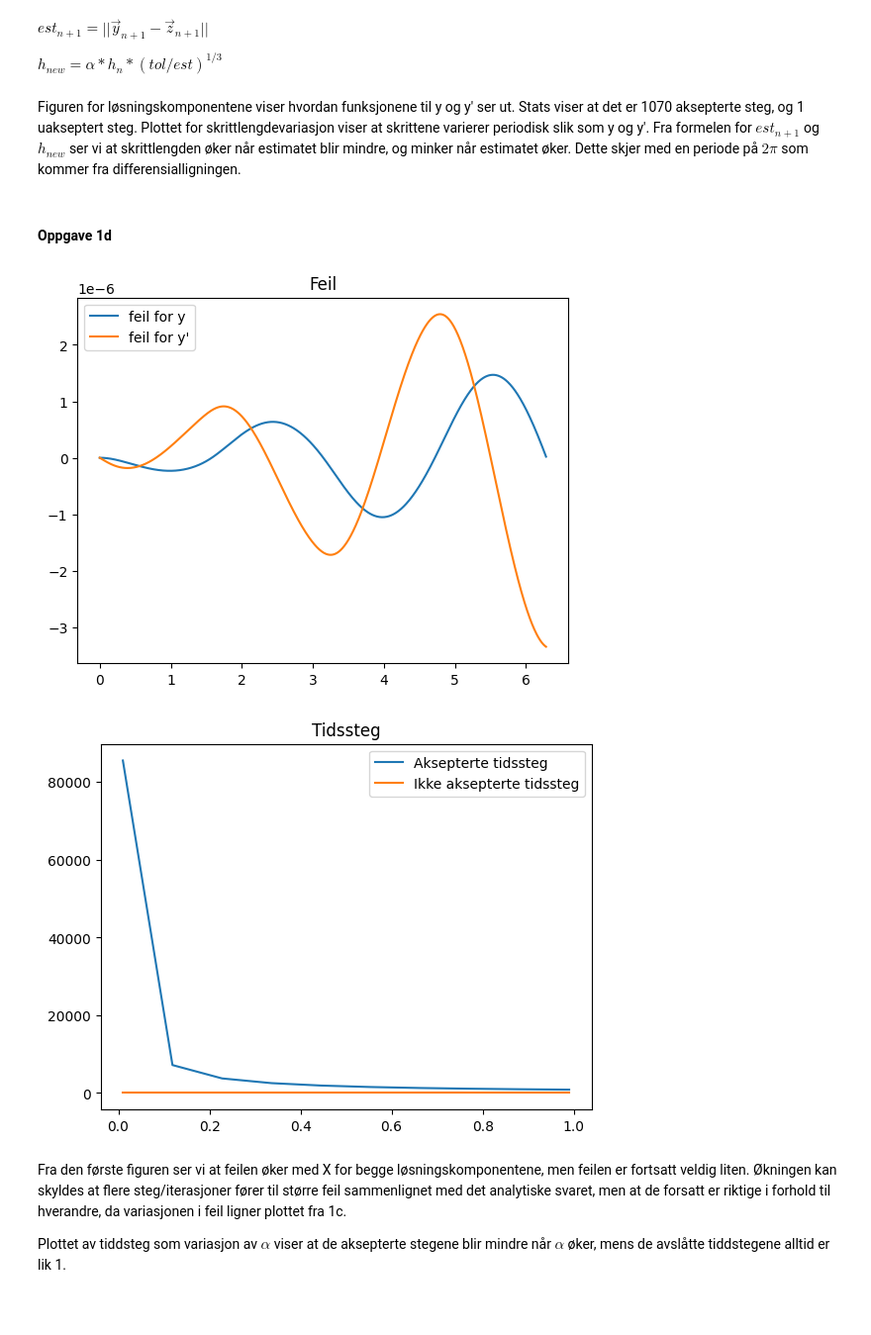
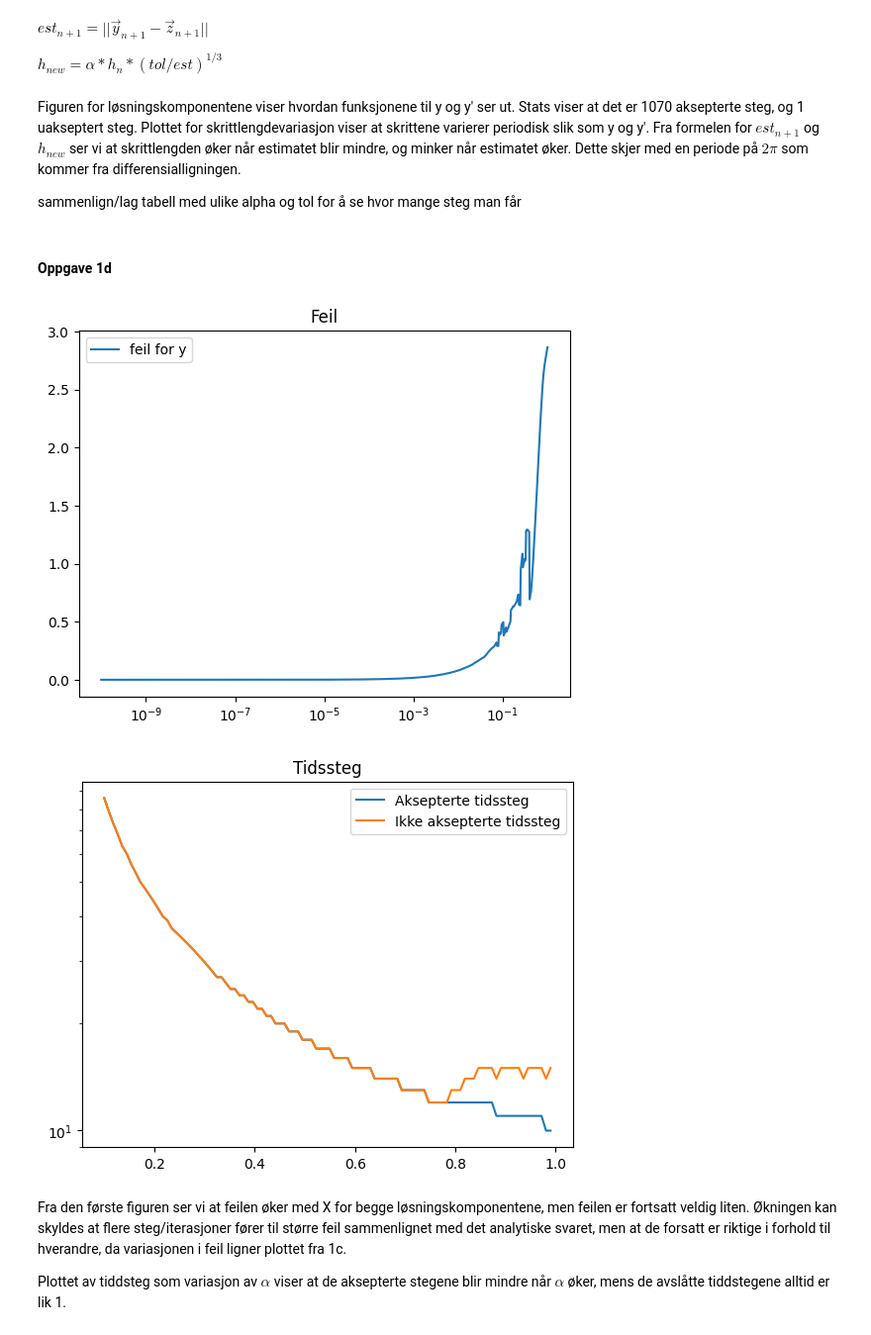
Before and after one commit to selmaberg05/TMA4320-Prosjekt3-gruppe-Andrihol-Emilyan-Selmahbe, a Jupyter notebook: Prosjekt3.ipynb, the cells around one changed output. Shown at 99% size. Drawn from its saved outputs; the diff is of its cells as text; code cells hidden in the pictures; blank space fills up the shorter version.

```diff
--- a/Prosjekt3.ipynb
+++ b/Prosjekt3.ipynb
@@ -5,9 +10,9 @@ import matplotlib.pyplot as plt
 #### Oppgave 1c
 # %%
 def f(x,y):
-    return np.array([y[1], -4*y[0]])
+    return np.array([y[1], -4 * np.sin(2 * x)])
 
-def func(x0, xend, y0, f, h0, tol, alpha):
+def rk(x0, xend, y0, f, h0, tol, alpha):
     x = x0
     h = h0
     y = y0.copy()
@@ -15,9 +20,9 @@ def func(x0, xend, y0, f, h0, tol, alpha):
     nd = 0 #discarded
     k1 = f(x,y)
     X = [x]
-    Y = [y0.copy()]
+    Y = [y]
 
-    while xend - x > 0:
+    while xend > x:
         h = min(h, xend - x)
         xn = X[n]
         yn = Y[n]
@@ -32,13 +37,16 @@ def func(x0, xend, y0, f, h0, tol, alpha):
             n += 1
             k1 = k4
             x = x + h
-            y = ynext
+            y = znext
             X.append(x)
             Y.append(y.copy())
         else:
             nd += 1
-        h = alpha * h * (tol/est)**(1/3)
 
+        if est == 0:
+            h = 2*h
+        else:
+            h = alpha*h*(tol/est)**(1/3)
 
     Xa = np.array(X)
     Ya = np.array(Y)
@@ -51,7 +59,7 @@ xend = 2 * np.pi
 alpha = 0.8
 tol = 1e-7
 h0 = 0.1
-X, Y, stats = func(x0, xend, y0, f, h0, tol,alpha)
+X, Y, stats = rk(x0, xend, y0, f, h0, tol,alpha)
 
 plt.plot(X, Y[:, 0], label = "y")
 plt.plot(X, Y[:, 1], label = "y'")
@@ -74,32 +82,49 @@ $h_{new} = \alpha * h_n * (tol / est)^{1/3}$
 # %% [markdown]
 Figuren for løsningskomponentene viser hvordan funksjonene til y og y' ser ut. Stats viser at det er 1070 aksepterte steg, og 1 uakseptert steg.
 Plottet for skrittlengdevariasjon viser at skrittene varierer periodisk slik som y og y'. Fra formelen for $est_{n+1}$ og $h_{new}$ ser vi at skrittlengden øker når estimatet blir mindre, og minker når estimatet øker. Dette skjer med en periode på $2\pi$ som kommer fra differensialligningen.
+
+sammenlign/lag tabell med ulike alpha og tol for å se hvor mange steg man får
 # %% [markdown]
 #### Oppgave 1d
 # %%
-alphas = np.linspace(0.01,0.99, 10)
+alphas = np.linspace(0.1, 0.99, 100)
+tols = np.logspace(-10, 0, 1000)
+
+a = []
+b = []
 accepted = []
-declined = []
-for alpha in alphas:
-    X, Y, stats_new = func(x0, xend, y0, f, h0, tol,alpha)
-    accepted.append(stats_new["Accepted steps"])
-    declined.append(stats_new["Discarded steps"])
+total = []
+
+alpha_fixed = 0.8
 
 
-plt.plot(X, (Y[:, 0] - np.sin(2*X)), label = "feil for y")
-plt.plot(X, (Y[:, 1] - 2 * np.cos(2*X)), label = "feil for y'")
+for tol in tols:
+    X, Y, stats_new = rk(x0, xend, y0, f, h0, tol, alpha_fixed)
+    a.append(np.max(np.abs(Y[:, 0] - np.sin(2*X))))
+    b.append(np.max(np.abs(Y[:, 1] - 2*np.cos(2*X))))
+
+tol_fixed = 0.1
+for alpha in alphas:
+    X, Y, stats_new = rk(x0, xend, y0, f, h0, tol_fixed, alpha)
+    accepted.append(stats_new["Accepted steps"])
+    total.append(stats_new["Discarded steps"]+stats_new["Accepted steps"])
+
+plt.plot(tols, a, label="feil for y")
+#plt.plot(tols, b, label="feil for y'")
 plt.legend()
 plt.title("Feil")
+plt.xscale("log")
 plt.show()
-plt.plot(alphas, accepted, label = "Aksepterte tidssteg")
-plt.plot(alphas, declined, label = "Ikke aksepterte tidssteg")
 
+plt.plot(alphas, accepted, label="Aksepterte tidssteg")
+plt.plot(alphas, total, label="Ikke aksepterte tidssteg")
 plt.legend()
 plt.title("Tidssteg")
+plt.yscale("log")
 plt.show()
 # %% [output]
-[figure, old version]
+[figure, new version]
-[figure, old version]
+[figure, new version]
 # %% [markdown]
 Fra den første figuren ser vi at feilen øker med X for begge løsningskomponentene, men feilen er fortsatt veldig liten. Økningen kan skyldes at flere steg/iterasjoner fører til større feil sammenlignet med det analytiske svaret, men at de forsatt er riktige i forhold til hverandre, da variasjonen i feil ligner plottet fra 1c.
 
```
Also changed, not shown: parts of 15 cells of this notebook.
